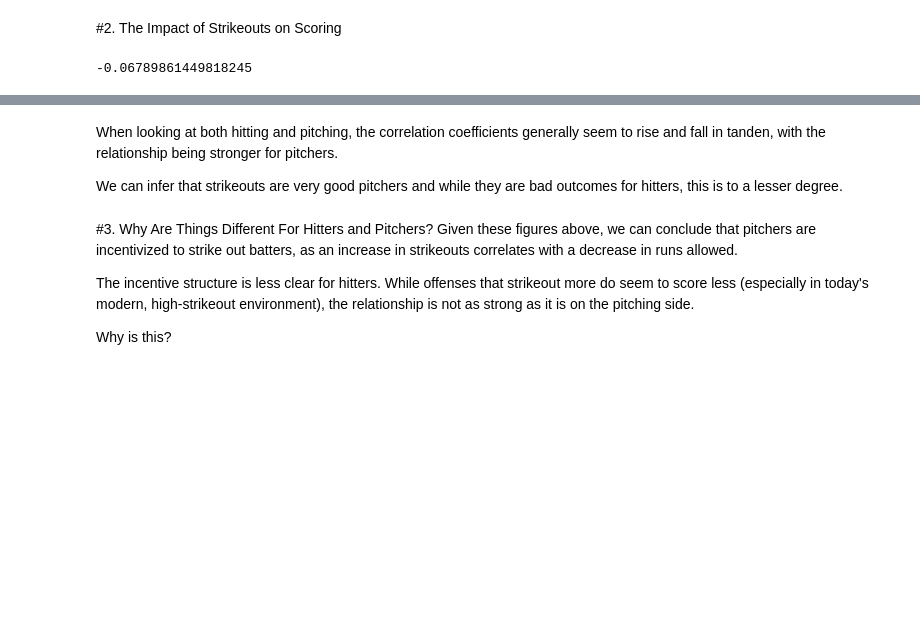
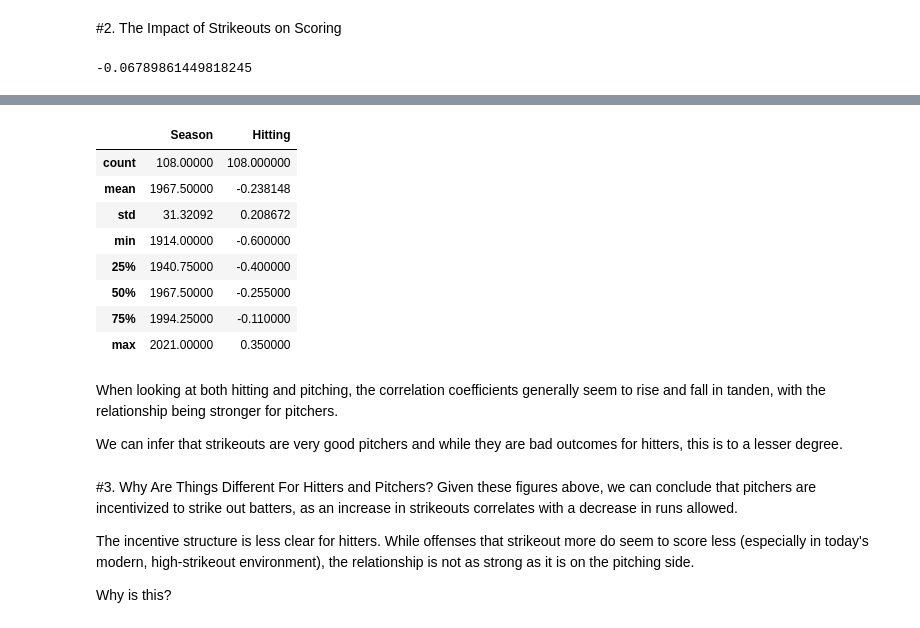
Before and after one commit to SalCacciatore/Strikeout-Analysis, a Jupyter notebook: Strikeout_analysis.ipynb, the cells around one changed output, grey strips where cells are left out. Saved outputs shown, nothing was run; the diff lists cells and outputs as text; code cells hidden in the pictures; blank space fills up the shorter version.

```diff
--- a/Strikeout_analysis.ipynb
+++ b/Strikeout_analysis.ipynb
@@ -343,6 +476,18 @@ fig.update_layout(
 fig.show()
 # %% [output]
 [interactive output not drawn]
+# %%
+correlation_df.describe()
+# %% [output]
+|  | Season | Hitting |
+| count | 108.00000 | 108.000000 |
+| mean | 1967.50000 | -0.238148 |
+| std | 31.32092 | 0.208672 |
+| min | 1914.00000 | -0.600000 |
+| 25% | 1940.75000 | -0.400000 |
+| 50% | 1967.50000 | -0.255000 |
+| 75% | 1994.25000 | -0.110000 |
+| max | 2021.00000 | 0.350000 |
 # %% [markdown]
 When looking at both hitting and pitching, the correlation coefficients generally seem to rise and fall in tanden, with the relationship being stronger for pitchers.
 
```
Also changed, not shown: parts of 17 cells of this notebook.
